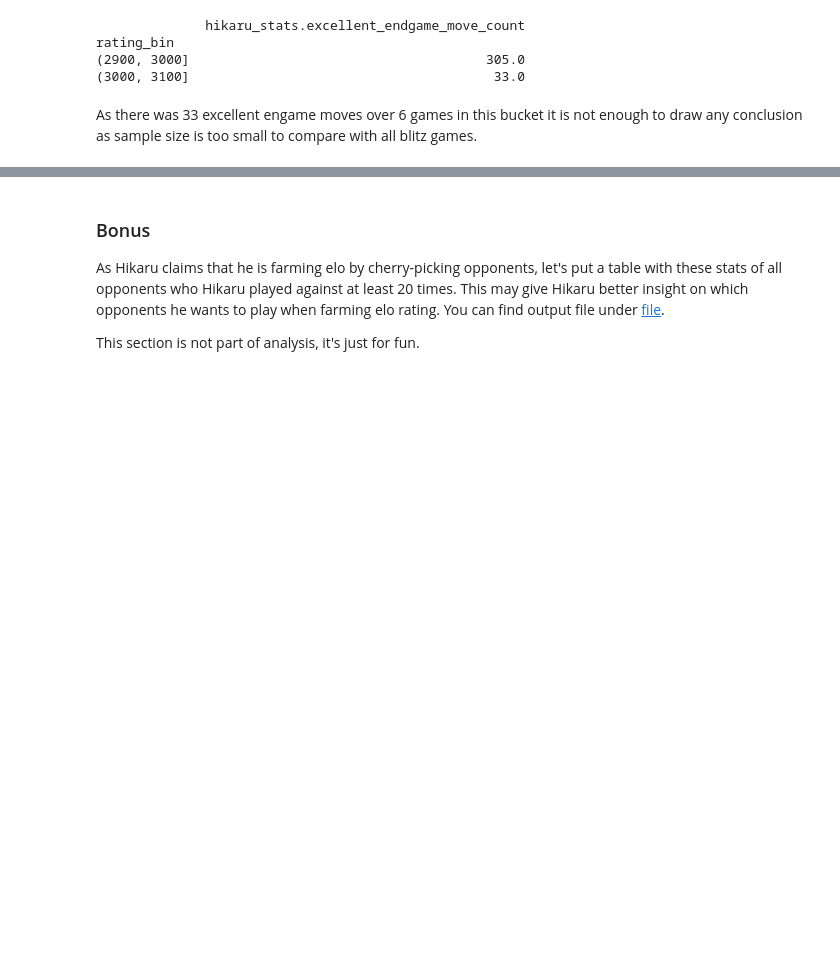
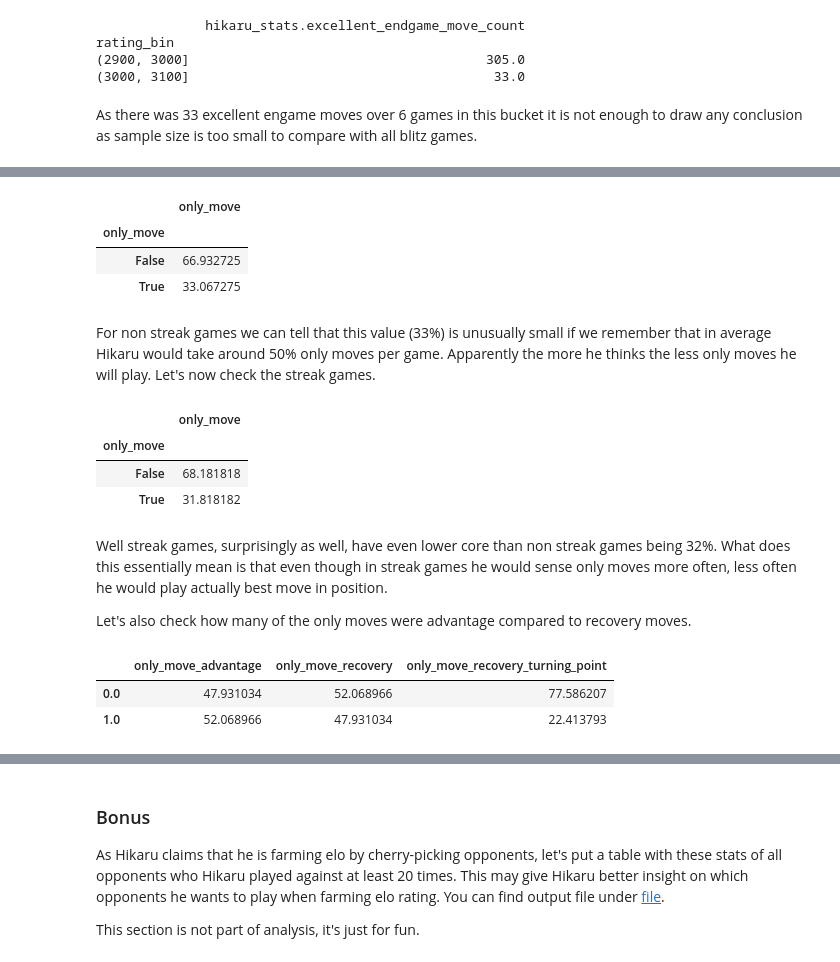
Before and after one commit to vzornic/hikaru-interesting-analysis, a Jupyter notebook: analysis.ipynb, the cells around one changed output, grey strips where cells are left out. Drawn from its saved outputs; the diff is of its cells as text; code cells hidden in the pictures; blank space fills up the shorter version.

```diff
--- a/analysis.ipynb
+++ b/analysis.ipynb
@@ -1024,0 +1061,3 @@ As there was 33 excellent engame moves over 6 games in this bucket it is not eno
+# %%
+no_opening_moves_180_blitz_df = blitz_180_no_streak_moves_df.query('phase != "OPENING"')
+no_opening_moves_180_blitz_df['time_took'].describe()
@@ -1024,0 +1093,7 @@ As there was 33 excellent engame moves over 6 games in this bucket it is not eno
+# %%
+std = no_opening_moves_180_blitz_df['time_took'].std()
+mean = no_opening_moves_180_blitz_df['time_took'].mean()
+
+
+moves_not_within_std = no_opening_moves_streak_df[(no_opening_moves_streak_df['time_took'] < mean - 2 *std) | (no_opening_moves_streak_df['time_took'] > mean + 2 * std)]
+moves_not_within_std.sort_values('time_took', ascending=False)['time_took'].describe()
@@ -1024,0 +1134,3 @@ As there was 33 excellent engame moves over 6 games in this bucket it is not eno
+# %%
+moves_blitz_180_not_within_std = no_opening_moves_180_blitz_df[(no_opening_moves_180_blitz_df['time_took'] < mean - 2 *std) | (no_opening_moves_180_blitz_df['time_took'] > mean + 2 * std)]
+moves_blitz_180_not_within_std.groupby('game_url')['game_url'].value_counts().describe()
@@ -1024,0 +1161,15 @@ As there was 33 excellent engame moves over 6 games in this bucket it is not eno
+# %%
+# First lets convert our boolean flags to numbers 1 in case of true or 0 in case of false
+columns_to_convert = ['eval_flags.good', 'eval_flags.best', 'eval_flags.excellent', 'eval_flags.inaccuracy', 'eval_flags.mistake', 'eval_flags.blunder', 'only_move', 'only_move_candidate',
+                      'only_move_on_mistake', 'only_move_advantage', 'missed_only_move', 'only_move_recovery', 'only_move_recovery_turning_point', 'best_move'
+                      ]
+
+moves_not_within_std[columns_to_convert] = moves_not_within_std[columns_to_convert].apply(pd.to_numeric, errors='coerce').fillna(value=0)
+moves_blitz_180_not_within_std[columns_to_convert] = moves_blitz_180_not_within_std[columns_to_convert].apply(pd.to_numeric, errors='coerce').fillna(value=0)
+
+
+moves_not_within_std['good_move_p'] = moves_not_within_std['eval_flags.good']  + moves_not_within_std['eval_flags.best']   + moves_not_within_std['eval_flags.excellent']
+moves_blitz_180_not_within_std['good_move_p'] = moves_blitz_180_not_within_std['eval_flags.good']  + moves_blitz_180_not_within_std['eval_flags.best']   + moves_blitz_180_not_within_std['eval_flags.excellent']
+
+moves_not_within_std['bad_move_p'] = moves_not_within_std['eval_flags.inaccuracy']  + moves_not_within_std['eval_flags.mistake']  + moves_not_within_std['eval_flags.blunder']
+moves_blitz_180_not_within_std['bad_move_p'] = moves_blitz_180_not_within_std['eval_flags.inaccuracy']  + moves_blitz_180_not_within_std['eval_flags.mistake']  + moves_blitz_180_not_within_std['eval_flags.blunder']
@@ -1024,0 +1196,26 @@ As there was 33 excellent engame moves over 6 games in this bucket it is not eno
+# %%
+moves_blitz_180_not_within_std.query('only_move_candidate == True')[['only_move']].apply(lambda x: x.value_counts(normalize=True) * 100)
+# %% [output]
+|  | only_move |
+| only_move |  |
+| False | 66.932725 |
+| True | 33.067275 |
+# %% [markdown]
+For non streak games we can tell that this value (33%) is unusually small if we remember that in average Hikaru would take around 50% only moves per game. Apparently the more he thinks the less only moves he will play. Let's now check the streak games.
+# %%
+moves_not_within_std.query('only_move_candidate == True')[['only_move']].apply(lambda x: x.value_counts(normalize=True) * 100)
+# %% [output]
+|  | only_move |
+| only_move |  |
+| False | 68.181818 |
+| True | 31.818182 |
+# %% [markdown]
+Well streak games, surprisingly as well, have even lower core than non streak games being 32%. What does this essentially mean is that even though in streak games he would sense only moves more often, less often he would play actually best move in position.
+
+Let's also check how many of the only moves were advantage compared to recovery moves.
+# %%
+moves_blitz_180_not_within_std.query('only_move == True')[['only_move_advantage', 'only_move_recovery', 'only_move_recovery_turning_point']].apply(lambda x: x.value_counts(normalize=True) * 100)
+# %% [output]
+|  | only_move_advantage | only_move_recovery | only_move_recovery_turning_point |
+| 0.0 | 47.931034 | 52.068966 | 77.586207 |
+| 1.0 | 52.068966 | 47.931034 | 22.413793 |
```
Also changed, not shown: parts of 29 cells of this notebook.
